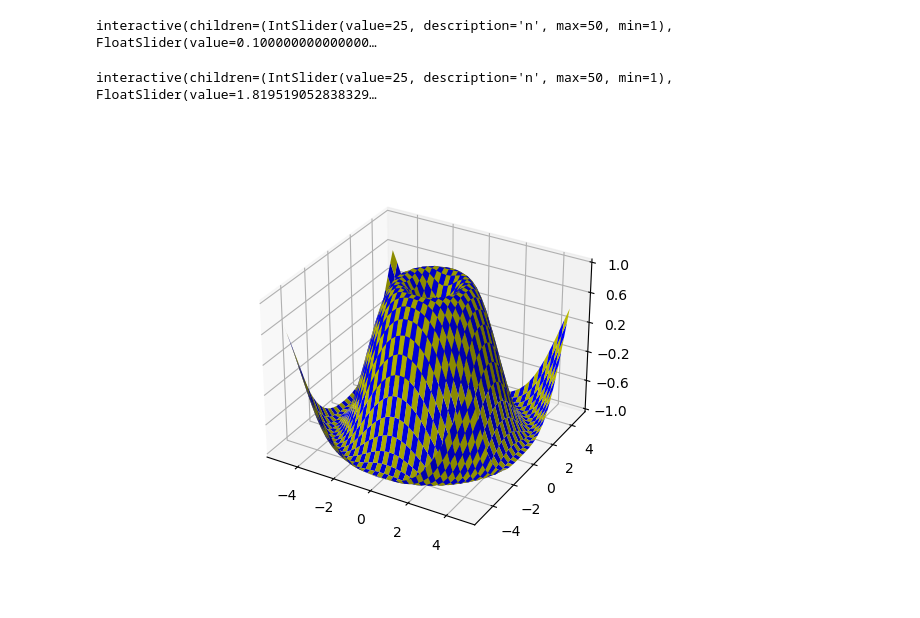
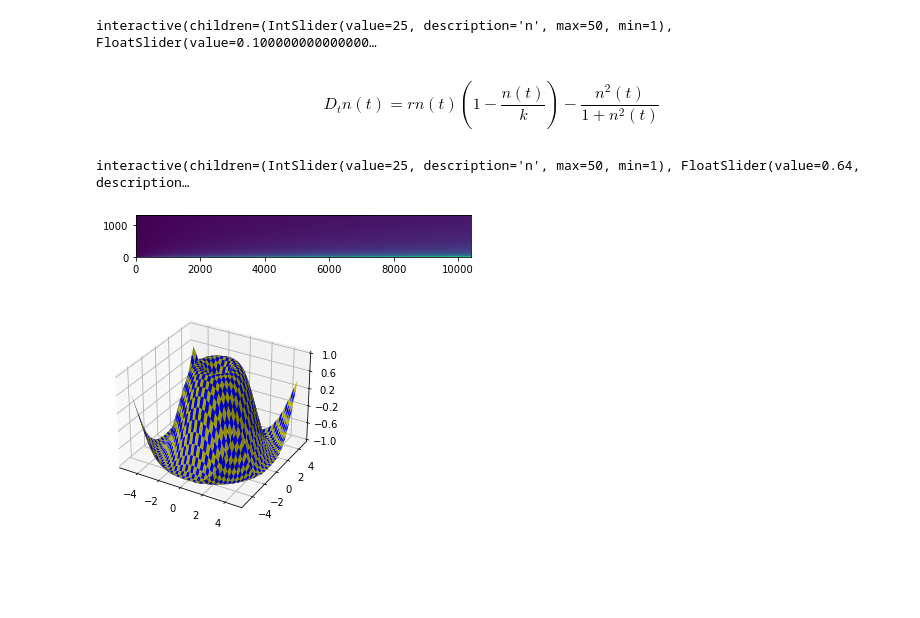
Before and after one commit to kentanaka3/Ecology-EvolutionICTP, a Jupyter notebook: 1Dim_NonLinear_Dynamics.ipynb, the cells around one changed output. Drawn from its saved outputs; the diff is of its cells as text; code cells hidden in the pictures; blank space fills up the shorter version.

Commit message:
Fixed range for kappa and rho. Missing P.S. Diag

```diff
--- a/1Dim_NonLinear_Dynamics.ipynb
+++ b/1Dim_NonLinear_Dynamics.ipynb
@@ -77,6 +77,8 @@ output = plotted.children[-1]
 plotted
 # %% [output]
 interactive(children=(IntSlider(value=25, description='n', max=50, min=1), FloatSlider(value=0.100000000000000…
+# %% [markdown]
+$$D_tn(t) = rn(t)\left(1-\frac{n(t)}{k}\right) - \frac{n^2(t)}{1 + n^2(t)}$$
 # %%
 T = np.linspace(0, 50)
 nmin, nmax = (1, 50)
@@ -100,8 +102,10 @@ def plotter(n, r, k):
   plt.subplot(222)
   plt.xlabel("$n(t)$")
   plt.ylabel("$D_tn(t)/n(t)$")
-  plt.plot(logGrw, dlogGrw/logGrw, label=r"$\rho*n*(1 - n/\kappa)-n^2/(1+n^2)$")
+  plt.plot(logGrw, dlogGrw, "->", label=r"$\rho*n*(1 - n/\kappa)-n^2/(1+n^2)$")
   plt.xlim(nmin, nmax)
+  plt.ylim(-1, 1)
+  plt.xlim(1, 5)
   plt.legend()
   plt.grid()
 
@@ -112,58 +116,59 @@ def plotter(n, r, k):
   plt.plot(logGrw, F(logGrw, T, r, k), label="$n/(1+n^2)$")
   F = lambda n, t, r, k: r*(1 - n/k)
   plt.plot(logGrw, F(logGrw, T, r, k), label="$r*(1 - n/k)$")
+  plt.xlim(0)
   plt.legend()
   plt.grid()
 
   plt.subplot(224)
   plt.xlabel(r"$\kappa$")
   plt.ylabel(r"$\rho$")
-  R = lambda n: 2*n**3/(1 + n**2)**2
-  K = lambda n: 2*n**3/(n**2 - 1)
-  plt.plot(K(logGrw), R(logGrw), label="$(2*n**3/(1 + n**2)**2, 2*n**3/(n**2 - 1))$")
-  plt.legend()
+  plt.plot([k], [r], 'bo')
+  plt.xlim(0, 6.0*np.sqrt(3.0))
+  plt.ylim(0, 3.0*np.sqrt(3.0)/4.0)
+  plt.grid()
   plt.show()
 
 plotted = interactive(plotter, n=(nmin, nmax, 1),
-                      r=(3.0*np.sqrt(3.0)/8.0, 3.0, 0.01),
-                      k=(3.0*np.sqrt(3.0), 20.0, 0.01))
-output = plotted.children[-1]
+                      r=(0, 3.0*np.sqrt(3.0)/4.0, 0.01),
+                      k=(0, 6.0*np.sqrt(3.0), 0.01))
 plotted
 # %% [output]
-interactive(children=(IntSlider(value=25, description='n', max=50, min=1), FloatSlider(value=1.819519052838329…
+interactive(children=(IntSlider(value=25, description='n', max=50, min=1), FloatSlider(value=0.64, description…
 # %%
-%matplotlib widget
-import matplotlib.pyplot as plt
+#%matplotlib widget
 from matplotlib.ticker import LinearLocator
-import numpy as np
 
-
+K, R = np.meshgrid(np.arange(0.01, 6.0*np.sqrt(3.0), 0.001),
+                   np.arange(0.01, 3.0*np.sqrt(3.0)/4.0, 0.001))
+N = np.sqrt(K/R + 1)
+plt.imshow(N, origin="lower")
 ax = plt.figure().add_subplot(projection='3d')
 
 # Make data.
 X = np.arange(-5, 5, 0.25)
 xlen = len(X)
 Y = np.arange(-5, 5, 0.25)
 ylen = len(Y)
 X, Y = np.meshgrid(X, Y)
-R = np.sqrt(X**2 + Y**2)
-Z = np.sin(R)
+Z = np.sin(np.sqrt(X**2 + Y**2))
 
 # Create an empty array of strings with the same shape as the meshgrid, and
 # populate it with two colors in a checkerboard pattern.
 colortuple = ('y', 'b')
 colors = np.empty(X.shape, dtype=str)
 for y in range(ylen):
-    for x in range(xlen):
-        colors[y, x] = colortuple[(x + y) % len(colortuple)]
+  for x in range(xlen):
+    colors[y, x] = colortuple[(x + y) % len(colortuple)]
 
 # Plot the surface with face colors taken from the array we made.
 surf = ax.plot_surface(X, Y, Z, facecolors=colors, linewidth=0)
 
 # Customize the z axis.
 ax.set_zlim(-1, 1)
 ax.zaxis.set_major_locator(LinearLocator(6))
 
 plt.show()
 # %% [output]
-[figure, old version]
+[figure, new version]
+[figure, added]
```
Also changed, not shown: parts of 1 cell of this notebook.
